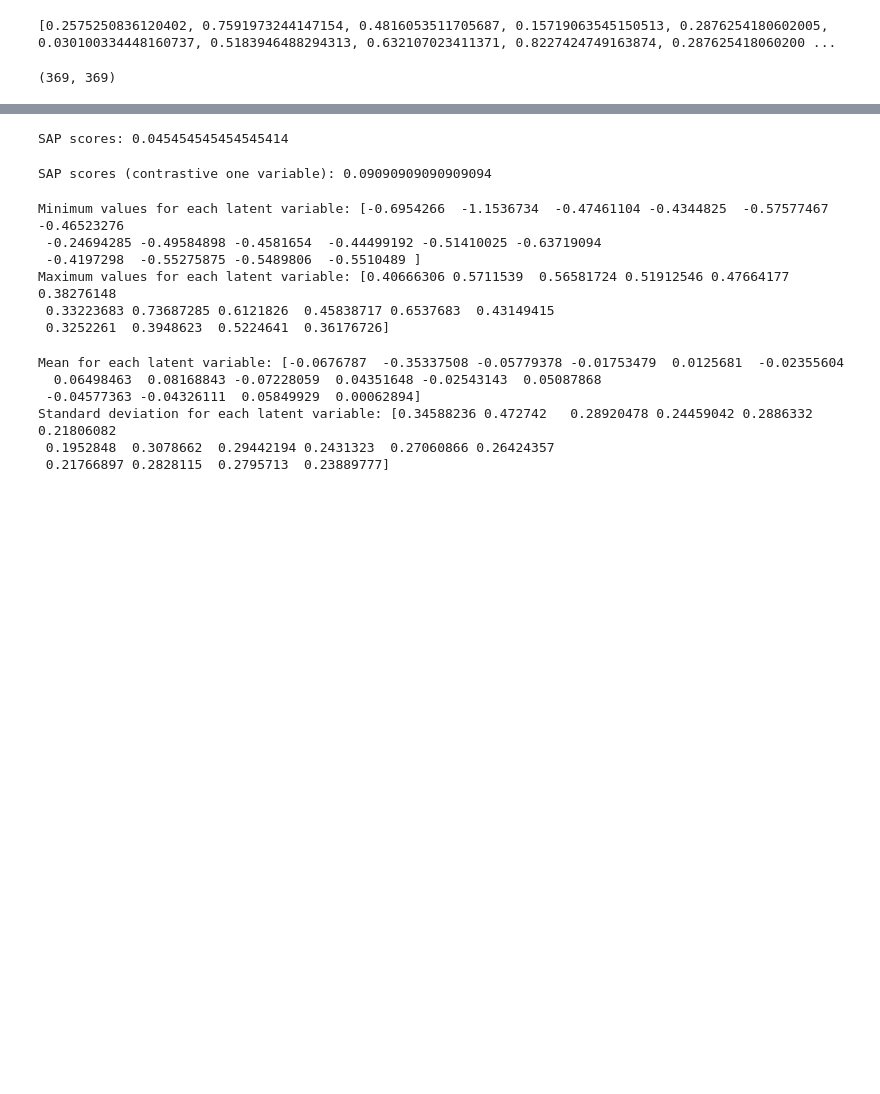
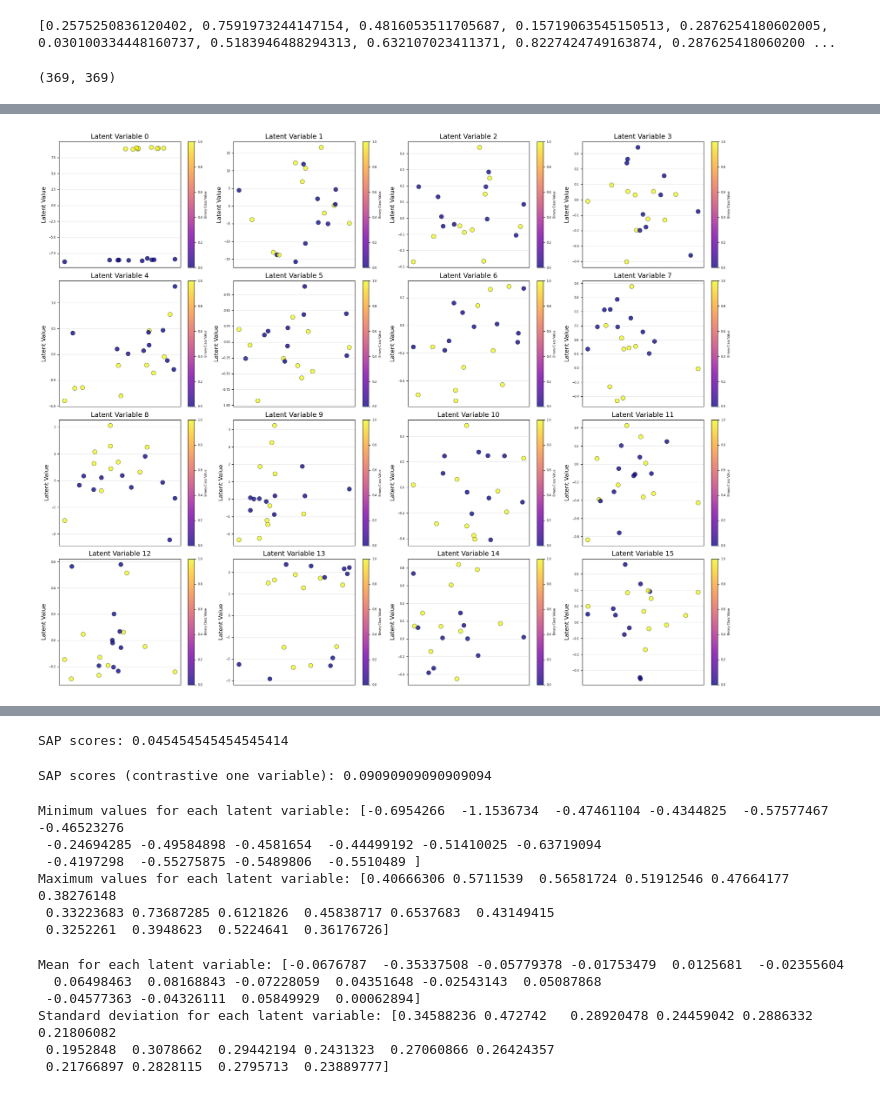
Before and after one commit to Jakaria08/Disentangle_Latent_Space_Deep_SDF, a Jupyter notebook: test.ipynb, the cells around one changed output, grey strips where cells are left out. Cells and saved outputs as stored; diff of their text form; code cells hidden in the pictures; blank space fills up the shorter version.

```diff
--- a/test.ipynb
+++ b/test.ipynb
@@ -84,6 +84,7 @@ sap_scores = []
 all_labels = []
 all_labels_reg = []
 all_labels_group = []
+all_latents = []
 # %%
 eval_test_filenames = deep_sdf.data.get_instance_filenames(data_source, test_split)
 labels = torch.load(data_source + "/labels.pt")
@@ -289,0 +298,82 @@ SAP score (regression): 0.9072584553087585
+# %%
+def plot_latent_scatter_by_label(all_latents_array, label_data, label_type, cmap=None):
+    """
+    Plot scatter plots for all latent variables colored by the given label type.
+
+    Args:
+        all_latents_array: Array of latent vectors (n_samples x n_dimensions)
+        label_data: Array of labels to color points by
+        label_type: String name of label type (for title and filename)
+        cmap: Optional colormap for continuous values
+    """
+    # Flatten labels for coloring
+    labels_flat = label_data.flatten()
+
+    # Unique values for categorical coloring
+    unique_values = np.unique(labels_flat)
+    is_continuous = len(unique_values) > 10 or np.issubdtype(labels_flat.dtype, np.floating)
+
+    # Improved color scheme - better visibility than yellow
+    categorical_colors = ['blue', 'darkred', 'darkgreen', 'purple', 'darkorange', 'magenta', 'brown']
+
+    plt.figure(figsize=(20, 16))
+
+    for i in range(all_latents_array.shape[1]):
+        plt.subplot(4, 4, i+1)
+
+        # Get values for this latent dimension
+        latent_values = all_latents_array[:, i]
+
+        # Add jitter to x-axis for better visualization
+        x_jitter = np.random.normal(0, 0.1, size=len(latent_values))
+
+        # Create scatter plot based on label type
+        if is_continuous:
+            # Continuous coloring (regression values)
+            # Use a better colormap with higher contrast - plasma instead of viridis
+            scatter = plt.scatter(x_jitter, latent_values,
+                                 c=labels_flat, cmap=cmap or 'plasma',
+                                 alpha=0.8,      # Increased opacity
+                                 s=80,           # Larger point size
+                                 edgecolors='black',  # Add black edge for better visibility
+                                 linewidth=0.5)
+            cbar = plt.colorbar(scatter)
+            cbar.set_label(f'{label_type} Value')
+        else:
+            # Categorical coloring (binary or group)
+            for idx, val in enumerate(unique_values):
+                mask = labels_flat == val
+                # Use color from the improved color scheme
+                color = categorical_colors[idx % len(categorical_colors)]
+                plt.scatter(x_jitter[mask], latent_values[mask],
+                           c=color,
+                           s=80,           # Larger point size
+                           alpha=0.8,      # Increased opacity
+                           edgecolors='black',  # Add black edge
+                           linewidth=0.5,
+                           label=f'{label_type} {int(val)}')
+
+            # Only add legend to first plot
+            if i == 0:
+                plt.legend(fontsize=10, markerscale=1.5)
+
+        plt.title(f'Latent Variable {i}', fontsize=14)
+        plt.ylabel('Latent Value', fontsize=12)
+        plt.xticks([])  # Hide x-ticks
+        plt.grid(alpha=0.3)  # Add light grid for better readability
+
+    plt.tight_layout()
+    plt.savefig(f'latent_variables_by_{label_type.lower().replace(" ", "_")}.png', dpi=300, bbox_inches='tight')
+    plt.show()
+
+# Plot all three types of visualizations
+label_configs = [
+    (all_labels, "Binary Class", None),
+    (all_labels_reg, "Regression Value", "plasma"),  # Changed from viridis to plasma
+    (all_labels_group, "Group", None)
+]
+
+for label_data, label_type, cmap in label_configs:
+    plot_latent_scatter_by_label(all_latents_array, label_data, label_type, cmap)
+# %% [output]
+[figure, added]
```
Also changed, not shown: parts of 14 cells of this notebook, 13 other files.
